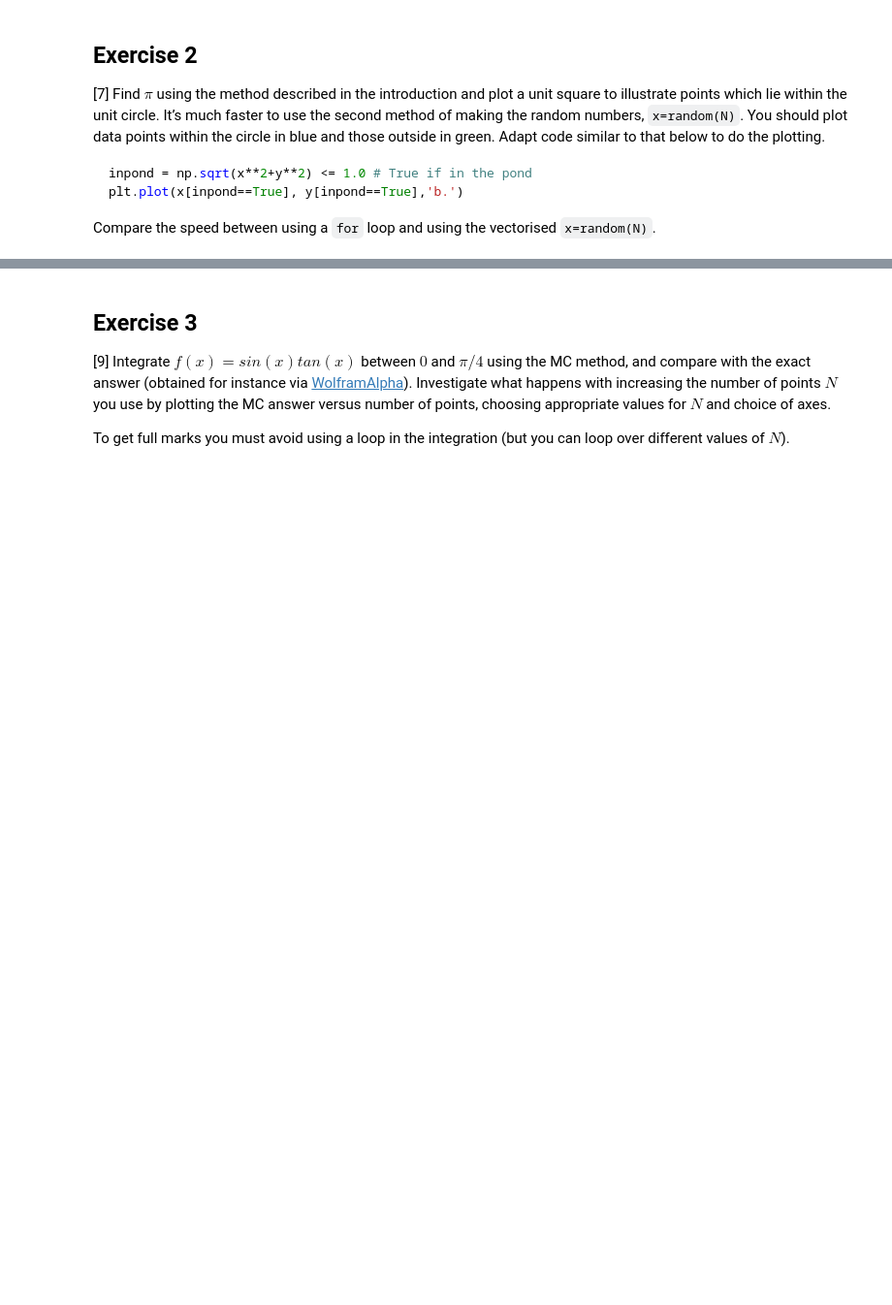
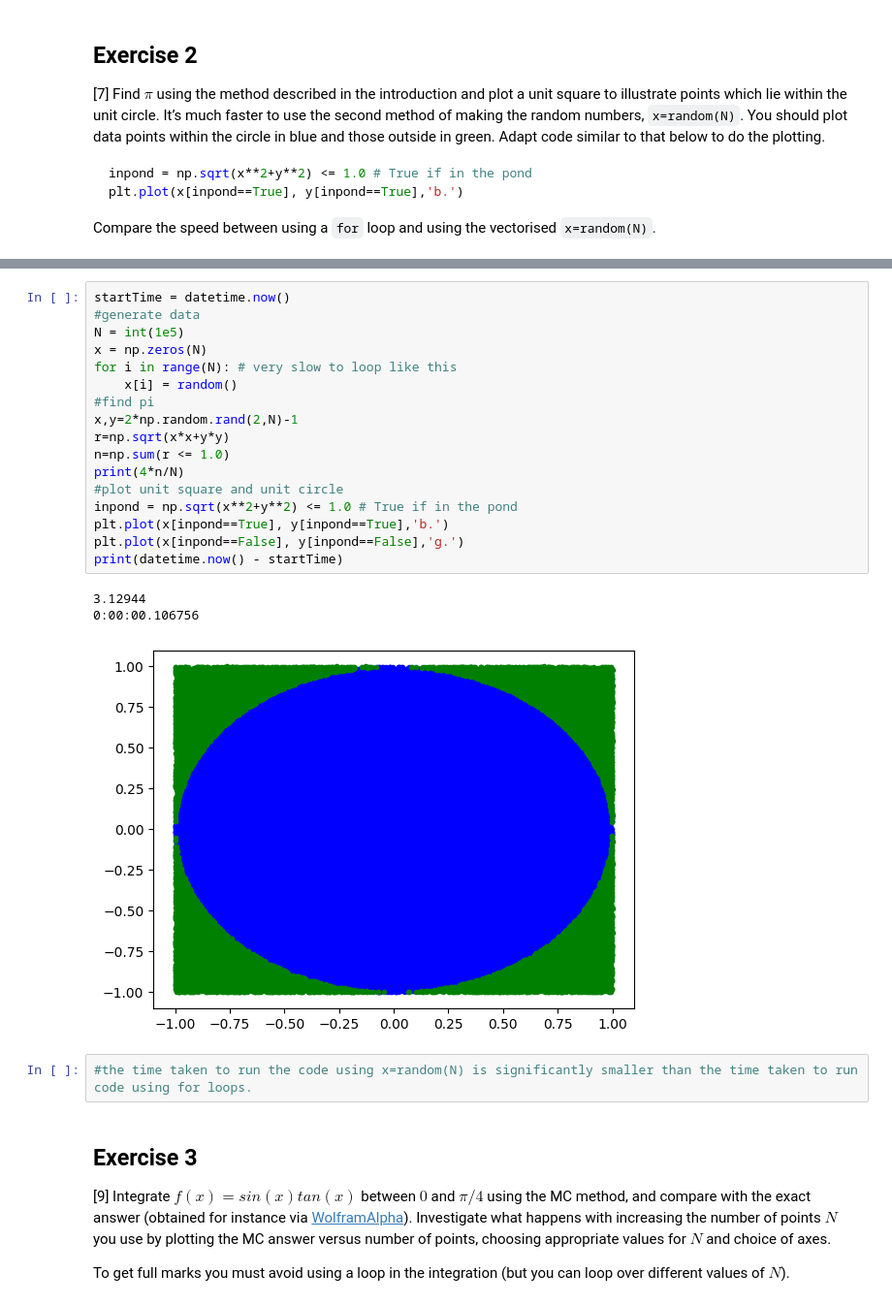
Before and after one commit to PX2145-2025/week-6-b-stefania-godawela, a Jupyter notebook: Monte_Carlo.ipynb, the cells around one changed output, grey strips where cells are left out. Shown at 97% size. Cells and saved outputs as stored; diff of their text form; blank space fills up the shorter version.

```diff
--- a/Monte_Carlo.ipynb
+++ b/Monte_Carlo.ipynb
@@ -238,3 +259,26 @@ plt.plot(x[inpond==True], y[inpond==True],'b.')
+# %%
+startTime = datetime.now()
+#generate data
+N = int(1e5)
+x = np.zeros(N)
+for i in range(N): # very slow to loop like this
+    x[i] = random()
+#find pi
+x,y=2*np.random.rand(2,N)-1
+r=np.sqrt(x*x+y*y)
+n=np.sum(r <= 1.0)
+print(4*n/N)
+#plot unit square and unit circle
+inpond = np.sqrt(x**2+y**2) <= 1.0 # True if in the pond
+plt.plot(x[inpond==True], y[inpond==True],'b.')
+plt.plot(x[inpond==False], y[inpond==False],'g.')
+print(datetime.now() - startTime)
+# %% [output]
+3.12944
+0:00:00.106756
+[figure, added]
+# %%
+#the time taken to run the code using x=random(N) is significantly smaller than the time taken to run code using for loops.
 # %% [markdown]
 ## Exercise 3
 
```
Also changed, not shown: parts of 3 cells of this notebook.
